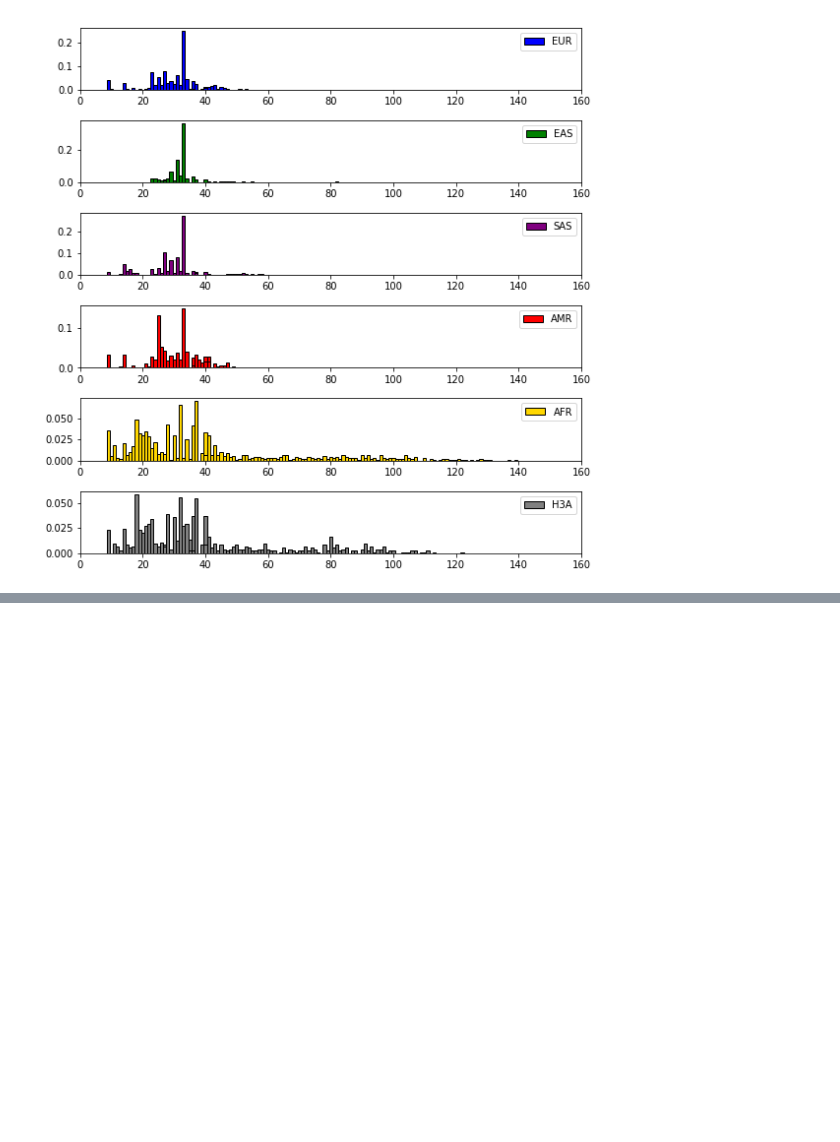
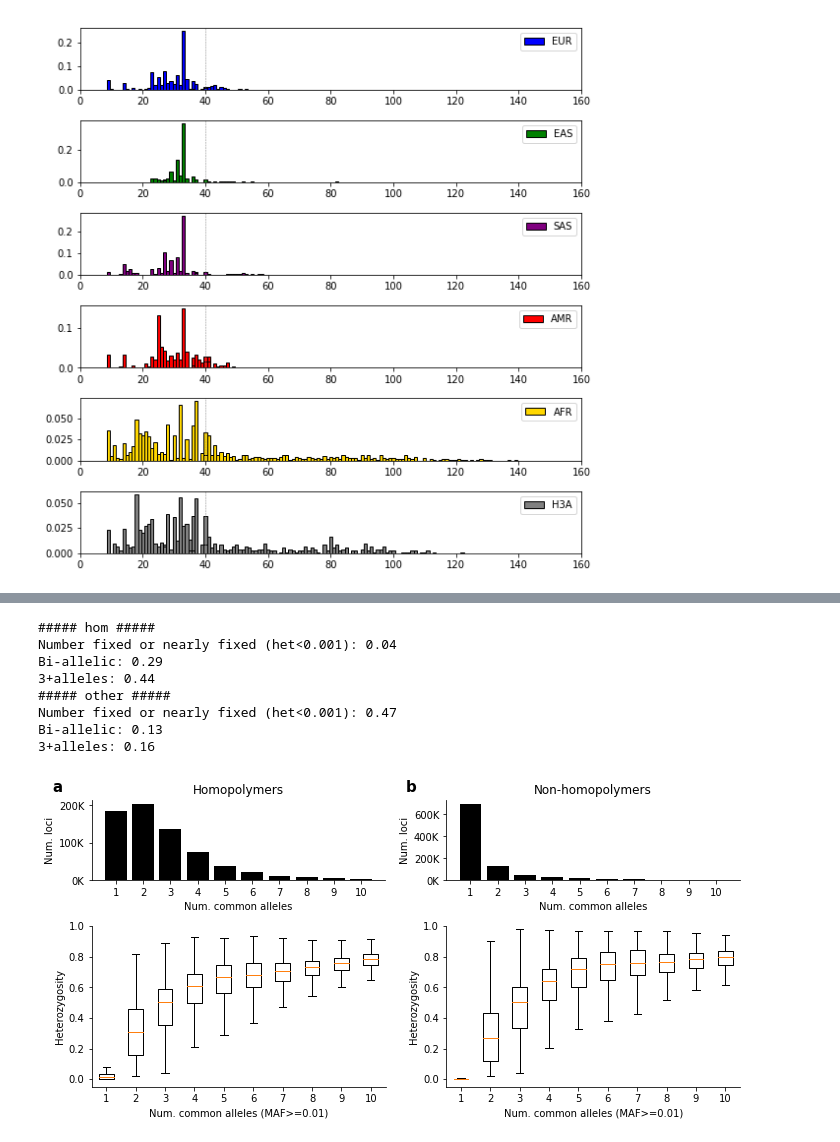
Before and after one commit to gymreklab/1000Genomes-TR-Analysis, a Jupyter notebook: figure-notebooks-round2/Figure2-SizeDistributions.ipynb, the cells around one changed output, grey strips where cells are left out. Drawn from its saved outputs; the diff is of its cells as text; code cells hidden in the pictures; blank space fills up the shorter version.

Commit message:
adding supp figure 9

```diff
--- a/figure-notebooks-round2/Figure2-SizeDistributions.ipynb
+++ b/figure-notebooks-round2/Figure2-SizeDistributions.ipynb
@@ -161,7 +165,7 @@ for (chrom, pos, name, maxval, expthresh) in [("chr11", 126065034, "CDON", 60, N
             yvals.append(freq)
         ax.bar(xvals, yvals, color=GetSuperpopColors(spop), edgecolor="black", label=spop, width=1)
         if expthresh is not None:
-            ax.axvline(x=expthresh, linewidth)
+            ax.axvline(x=expthresh, linewidth=0.5, color="gray", linestyle="dashed")
         ax.legend(loc="upper right")
         popnum += 1
         ax.set_xlim(left=0, right=maxval)
@@ -179,0 +186,78 @@ for (chrom, pos, name, maxval, expthresh) in [("chr11", 126065034, "CDON", 60, N
+# %%
+dfs = []
+for chrom in range(1, 23):
+    if not os.path.exists("../het-stats/chr%s.period.tab"%chrom): continue
+    data = pd.read_csv("../het-stats/chr%s.stats.tab"%chrom, sep="\t")
+    perdata = pd.read_csv("../het-stats/chr%s.period.tab"%chrom, sep="\t", names=["chrom","start","period"])
+    data = pd.merge(data, perdata, on=["chrom","start"])
+    dfs.append(data)
+data = pd.concat(dfs)
+data_other = data[data["period"] != 1]
+data_hom = data[data["period"] == 1]
+# %%
+from matplotlib.gridspec import GridSpec
+
+def GetThousandsLabel(yval):
+    return "%.0fK"%(yval/1000)
+
+MAX_N = 10
+
+fig = plt.figure()
+fig.set_size_inches((10, 5))
+gs = GridSpec(2, 2, width_ratios=[1,1], height_ratios=[1,2])
+
+for (prefix, df, ax1, ax2) in [("hom", data_hom, fig.add_subplot(gs[0]), fig.add_subplot(gs[2])),
+                               ("other", data_other, fig.add_subplot(gs[1]), fig.add_subplot(gs[3]))]:
+    # Plot counts of num alleles
+    ax1.spines['right'].set_visible(False)
+    ax1.spines['top'].set_visible(False)
+    ax1.yaxis.set_ticks_position('left')
+    ax1.xaxis.set_ticks_position('bottom')
+    ax1.bar(range(1, MAX_N+1), [df[df["nalleles-ALL"]==n].shape[0] for n in range(1, MAX_N+1)],
+          color="black");
+    ax1.set_xticks(range(1,MAX_N+1))
+    ax1.set_xticklabels(range(1,MAX_N+1));
+    ax1.set_yticklabels([GetThousandsLabel(y) for y in ax1.get_yticks()])
+    ax1.set_xlabel("Num. common alleles")
+    ax1.set_ylabel("Num. loci");
+    if prefix == "hom":
+        ax1.set_title("Homopolymers")
+        labtext = "a"
+    else:
+        ax1.set_title("Non-homopolymers")
+        labtext = "b"
+    ax1.text(-0.1, 1.25, labtext, transform=ax1.transAxes,
+                     size=15, fontweight="bold", family="sans-serif",
+                    va="top", ha="right")
+
+    # Plot num alleles vs. het
+    ax2.spines['right'].set_visible(False)
+    ax2.spines['top'].set_visible(False)
+    ax2.yaxis.set_ticks_position('left')
+    ax2.xaxis.set_ticks_position('bottom')
+
+    boxdata = []
+    for n in range(1, MAX_N+1):
+        boxdata.append(list(df[df["nalleles-ALL"]==n]["het-ALL"]))
+    ax2.boxplot(boxdata, sym="");
+    ax2.set_ylim(bottom=-0.05, top=1)
+    ax2.set_xlabel("Num. common alleles (MAF>=0.01)")
+    ax2.set_ylabel("Heterozygosity");
+
+    print("##### %s #####"%prefix)
+    print("Number fixed or nearly fixed (het<0.001): %.2f"%((df[df["het-ALL"]<0.001].shape[0])/(df.shape[0])))
+    print("Bi-allelic: %.2f"%((df[df["nalleles-ALL"]==2].shape[0]/df.shape[0])))
+    print("3+alleles: %.2f"%((df[df["nalleles-ALL"]>=3].shape[0]/df.shape[0])))
+
+fig.tight_layout()
+fig.savefig(os.path.join(PLOTDIR, "SuppFigure9-NallelesHeterozygosity.pdf"))
+# %% [output]
+##### hom #####
+Number fixed or nearly fixed (het<0.001): 0.04
+Bi-allelic: 0.29
+3+alleles: 0.44
+##### other #####
+Number fixed or nearly fixed (het<0.001): 0.47
+Bi-allelic: 0.13
+3+alleles: 0.16
+[figure, added]
```
Also changed, not shown: parts of 5 cells of this notebook, 1 other file.
